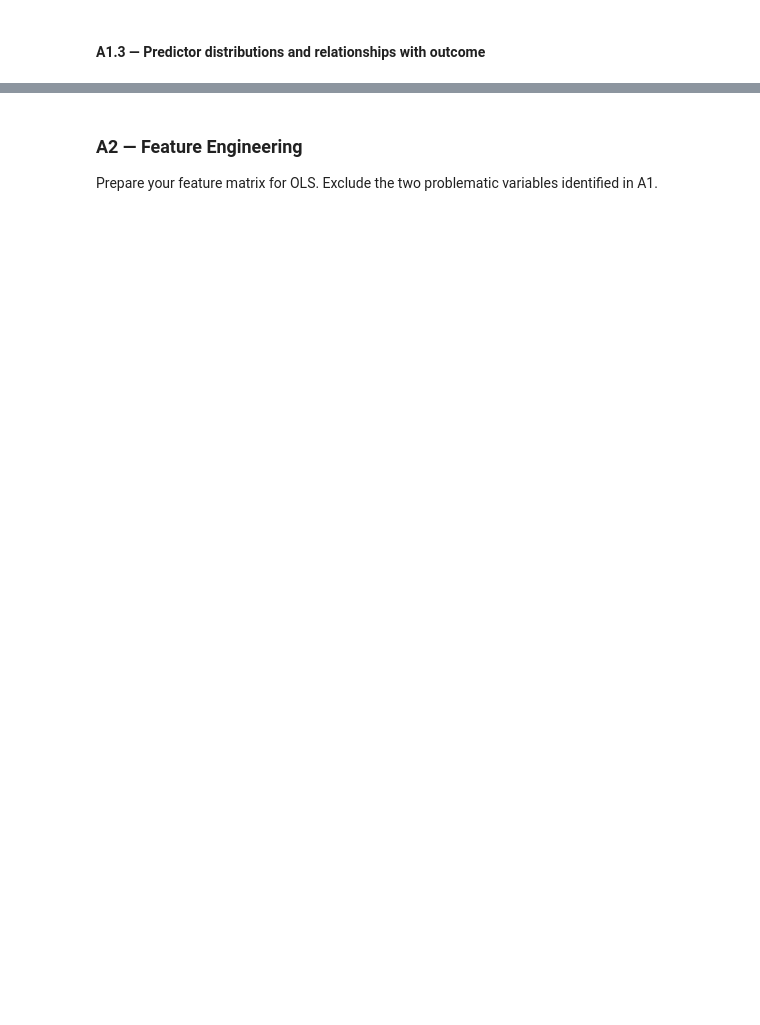
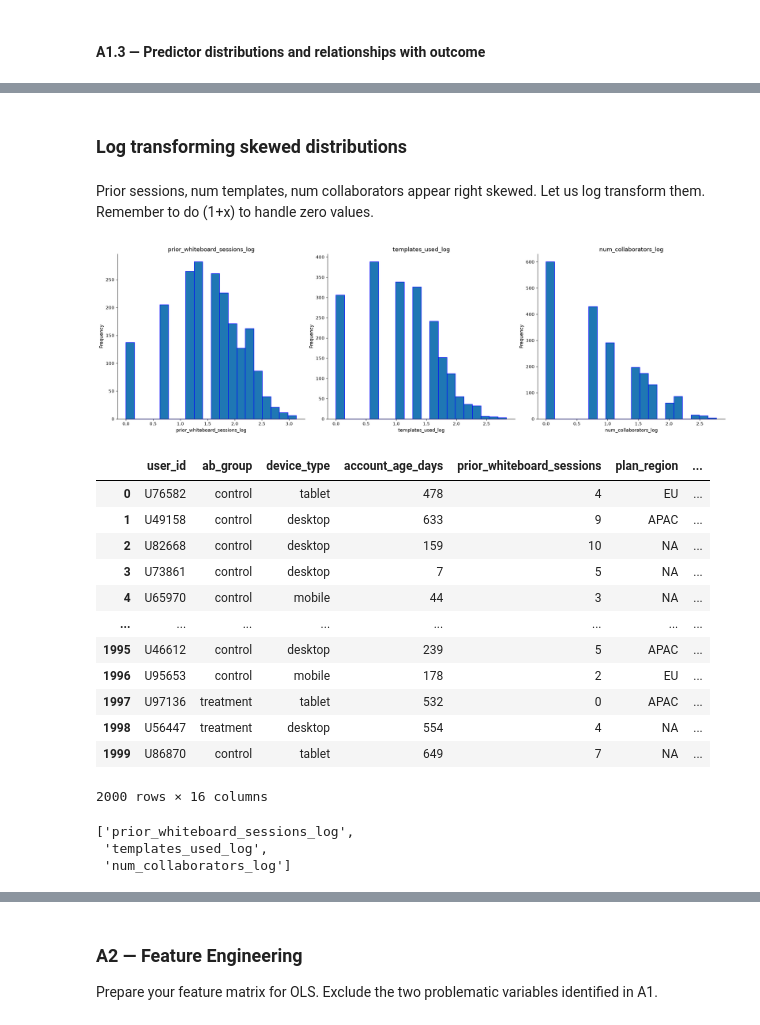
Before and after one commit to atifmmahmud/mahmud_atif_Assignment02, a Jupyter notebook: iat461_a2_AtifMahmud_atifm.ipynb, the cells around one changed output, grey strips where cells are left out. Saved outputs shown, nothing was run; the diff lists cells and outputs as text; code cells hidden in the pictures; blank space fills up the shorter version.

```diff
--- a/iat461_a2_AtifMahmud_atifm.ipynb
+++ b/iat461_a2_AtifMahmud_atifm.ipynb
@@ -352 +406,42 @@ IndentationError: unexpected indent (3684986504.py, line 2)
+# %% [markdown]
+### Log transforming skewed distributions
+# %% [markdown]
+Prior sessions, num templates, num collaborators appear right skewed. Let us log transform them. Remember to do (1+x) to handle zero values.
+# %%
+predictor_vars_to_transform = ["prior_whiteboard_sessions", "templates_used", "num_collaborators"]
+predictor_vars_numeric_log = []
+num_columns = len(predictor_vars_to_transform)
+
+fig, axes = plt.subplots(1, num_columns, figsize=(20, 6), layout="constrained")
+
+for index, var in enumerate(predictor_vars_to_transform):
+    df_ab[var + "_log"] = np.log1p(df_ab[var])
+    predictor_vars_numeric_log.append(var + "_log")
+    data = df_ab[predictor_vars_numeric_log[index]]
+    axes[index].hist(data, bins=20, edgecolor="blue")
+    axes[index].set_title(predictor_vars_numeric_log[index])
+    axes[index].set_xlabel(predictor_vars_numeric_log[index])
+    axes[index].set_ylabel("Frequency")
+
+plt.show()
+display(df_ab)
+display(predictor_vars_numeric_log)
+# %% [output]
+[figure, added]
+|  | user_id | ab_group | device_type | account_age_days | prior_whiteboard_sessions | plan_region | ... |
+| 0 | U76582 | control | tablet | 478 | 4 | EU | ... |
+| 1 | U49158 | control | desktop | 633 | 9 | APAC | ... |
+| 2 | U82668 | control | desktop | 159 | 10 | NA | ... |
+| 3 | U73861 | control | desktop | 7 | 5 | NA | ... |
+| 4 | U65970 | control | mobile | 44 | 3 | NA | ... |
+| ... | ... | ... | ... | ... | ... | ... | ... |
+| 1995 | U46612 | control | desktop | 239 | 5 | APAC | ... |
+| 1996 | U95653 | control | mobile | 178 | 2 | EU | ... |
+| 1997 | U97136 | treatment | tablet | 532 | 0 | APAC | ... |
+| 1998 | U56447 | treatment | desktop | 554 | 4 | NA | ... |
+| 1999 | U86870 | control | tablet | 649 | 7 | NA | ... |
+2000 rows × 16 columns
+['prior_whiteboard_sessions_log',
+ 'templates_used_log',
+ 'num_collaborators_log']
 # %%
```
Also changed, not shown: parts of 16 cells of this notebook.
